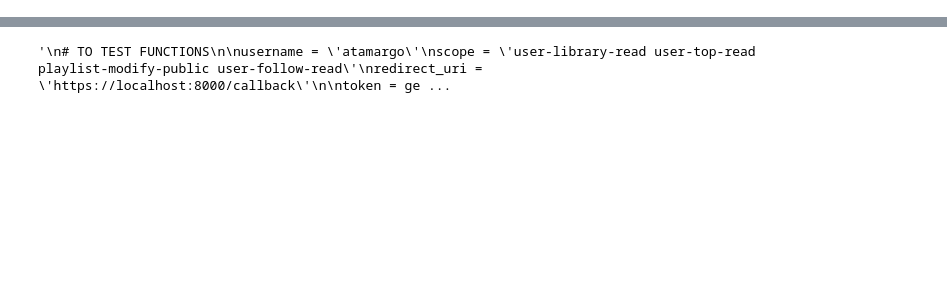
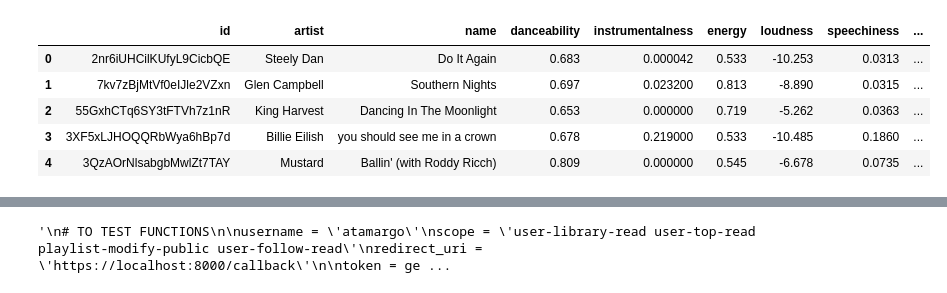
Before and after one commit to tamargoadam/emotion-based-music-recommendation, a Jupyter notebook: server/rs/rec_alg.ipynb, the cells around one changed output, grey strips where cells are left out. Cells and saved outputs as stored; diff of their text form; code cells hidden in the pictures; blank space fills up the shorter version.

```diff
--- a/server/rs/rec_alg.ipynb
+++ b/server/rs/rec_alg.ipynb
@@ -253,0 +315,9 @@ adjust_songs(tones, 50)
+# %%
+df.head()
+# %% [output]
+|  | id | artist | name | danceability | instrumentalness | energy | loudness | speechiness | ... |
+| 0 | 2nr6iUHCilKUfyL9CicbQE | Steely Dan | Do It Again | 0.683 | 0.000042 | 0.533 | -10.253 | 0.0313 | ... |
+| 1 | 7kv7zBjMtVf0eIJle2VZxn | Glen Campbell | Southern Nights | 0.697 | 0.023200 | 0.813 | -8.890 | 0.0315 | ... |
+| 2 | 55GxhCTq6SY3tFTVh7z1nR | King Harvest | Dancing In The Moonlight | 0.653 | 0.000000 | 0.719 | -5.262 | 0.0363 | ... |
+| 3 | 3XF5xLJHOQQRbWya6hBp7d | Billie Eilish | you should see me in a crown | 0.678 | 0.219000 | 0.533 | -10.485 | 0.1860 | ... |
+| 4 | 3QzAOrNlsabgbMwlZt7TAY | Mustard | Ballin' (with Roddy Ricch) | 0.809 | 0.000000 | 0.545 | -6.678 | 0.0735 | ... |
```
Also changed, not shown: parts of 24 cells of this notebook, 2 other files.
